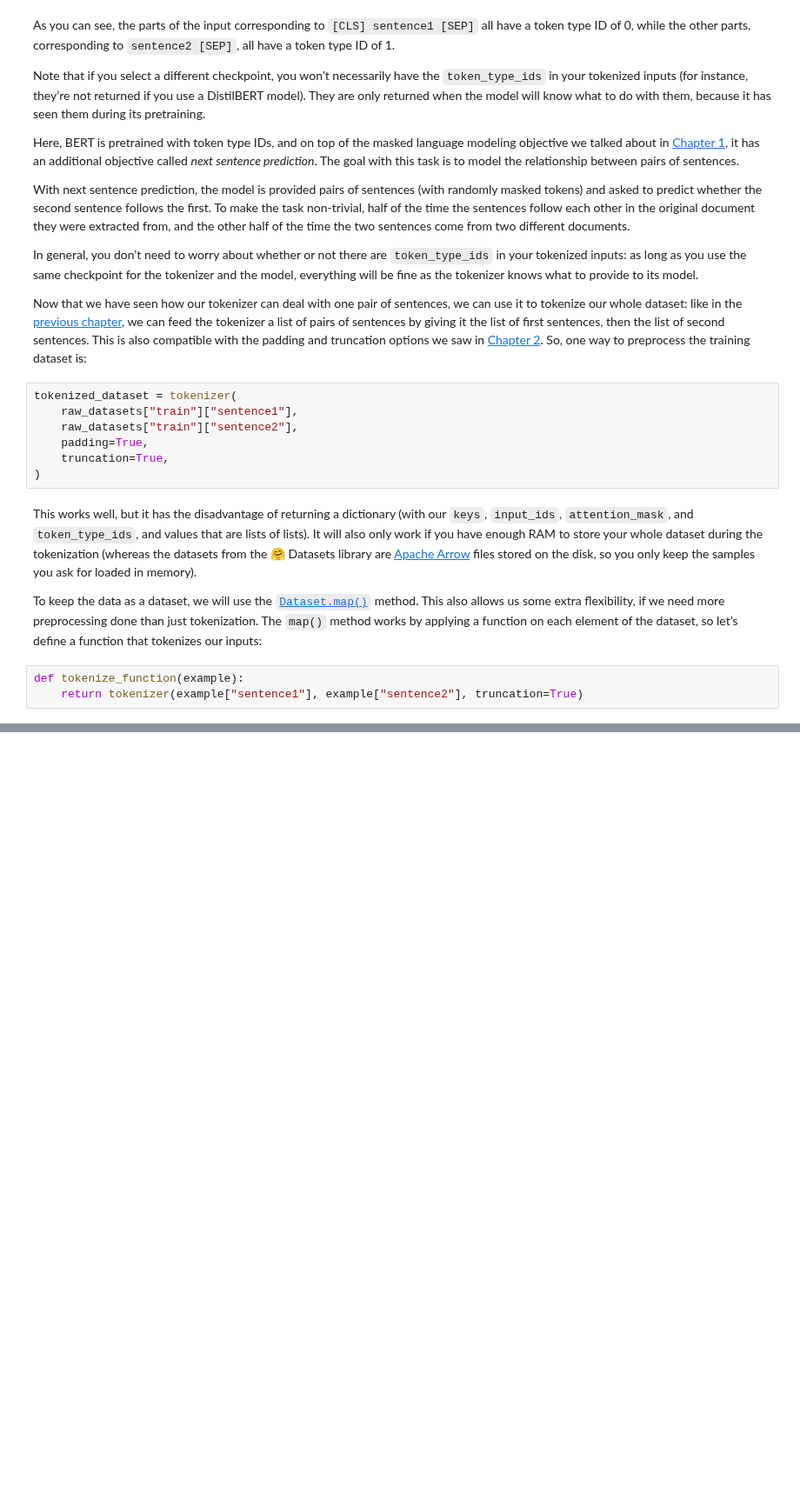
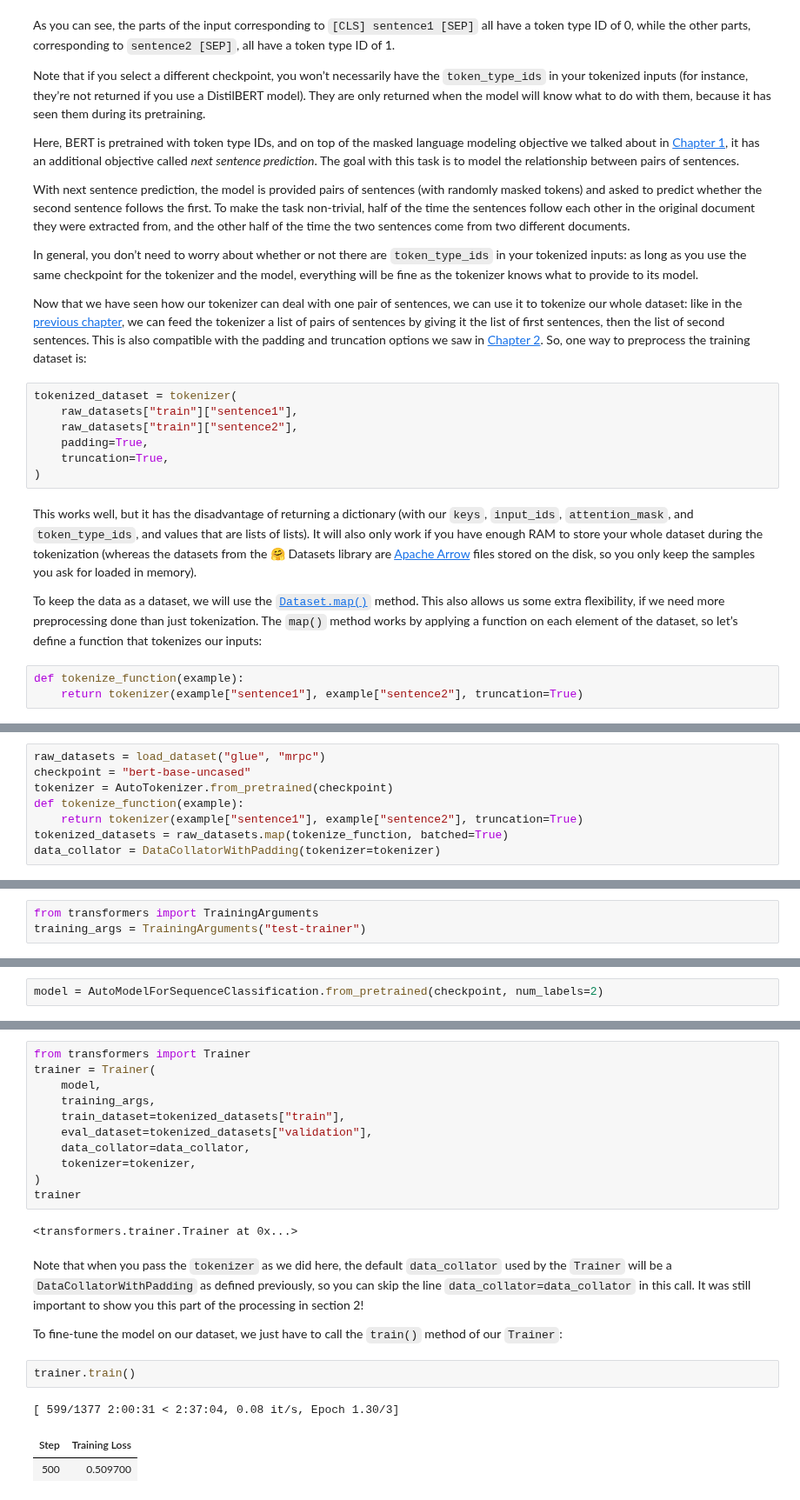
Before and after one commit to matthiasdroth/Huggingface-course, a Jupyter notebook: 3-Fine-tuning_a_pretrained_model.ipynb, the cells around one changed output, grey strips where cells are left out. Shown at 87% size. Cells and saved outputs as stored; diff of their text form; blank space fills up the shorter version.

```diff
--- a/3-Fine-tuning_a_pretrained_model.ipynb
+++ b/3-Fine-tuning_a_pretrained_model.ipynb
@@ -265,0 +279,8 @@ Looking good! Now that we’ve gone from raw text to batches our model can deal
+# %%
+raw_datasets = load_dataset("glue", "mrpc")
+checkpoint = "bert-base-uncased"
+tokenizer = AutoTokenizer.from_pretrained(checkpoint)
+def tokenize_function(example):
+    return tokenizer(example["sentence1"], example["sentence2"], truncation=True)
+tokenized_datasets = raw_datasets.map(tokenize_function, batched=True)
+data_collator = DataCollatorWithPadding(tokenizer=tokenizer)
@@ -265,0 +295,3 @@ Looking good! Now that we’ve gone from raw text to batches our model can deal
+# %%
+from transformers import TrainingArguments
+training_args = TrainingArguments("test-trainer")
@@ -265,0 +302,2 @@ Looking good! Now that we’ve gone from raw text to batches our model can deal
+# %%
+model = AutoModelForSequenceClassification.from_pretrained(checkpoint, num_labels=2)
@@ -265,0 +314,23 @@ Looking good! Now that we’ve gone from raw text to batches our model can deal
+# %%
+from transformers import Trainer
+trainer = Trainer(
+    model,
+    training_args,
+    train_dataset=tokenized_datasets["train"],
+    eval_dataset=tokenized_datasets["validation"],
+    data_collator=data_collator,
+    tokenizer=tokenizer,
+)
+trainer
+# %% [output]
+<transformers.trainer.Trainer at 0x...>
+# %% [markdown]
+Note that when you pass the `tokenizer` as we did here, the default `data_collator` used by the `Trainer` will be a `DataCollatorWithPadding` as defined previously, so you can skip the line `data_collator=data_collator` in this call. It was still important to show you this part of the processing in section 2!
+
+To fine-tune the model on our dataset, we just have to call the `train()` method of our `Trainer`:
+# %%
+trainer.train()
+# %% [output]
+[ 599/1377 2:00:31 < 2:37:04, 0.08 it/s, Epoch 1.30/3]
+| Step | Training Loss |
+| 500 | 0.509700 |
```
Also changed, not shown: parts of 72 cells of this notebook, 7 other files.
